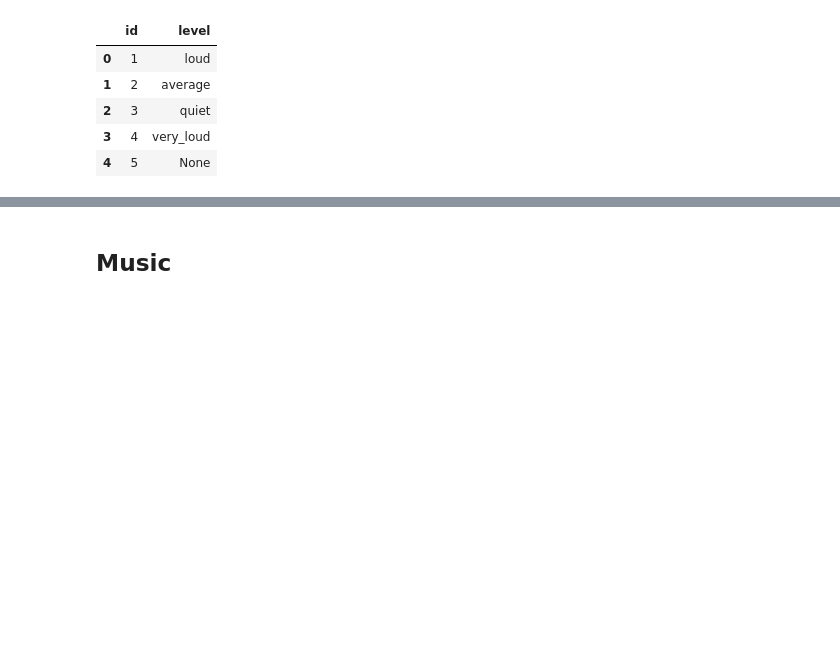
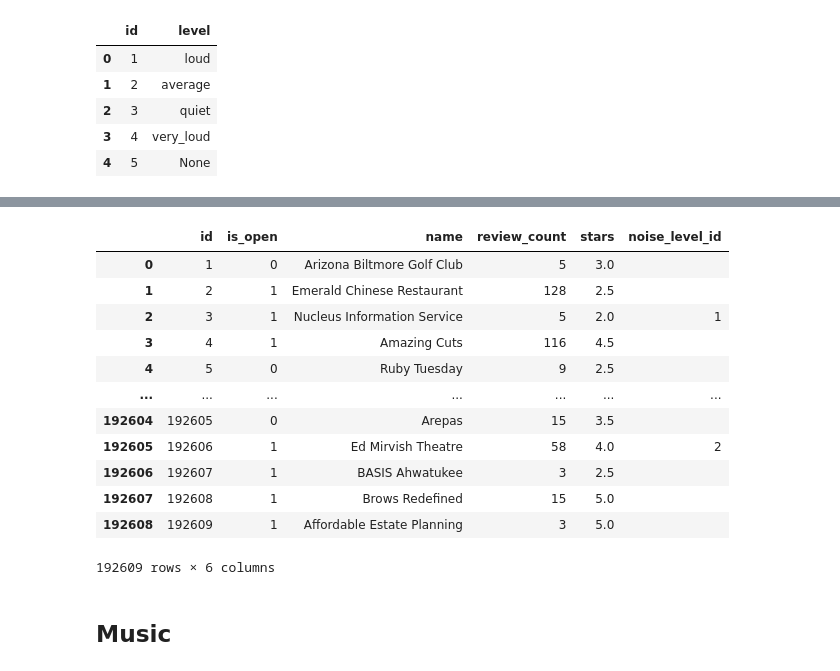
Before and after one commit to Ph0tonic/Intro2DataBase, a Jupyter notebook: parse_business.ipynb, the cells around one changed output, grey strips where cells are left out. Saved outputs shown, nothing was run; the diff lists cells and outputs as text; code cells hidden in the pictures; blank space fills up the shorter version.

```diff
--- a/parse_business.ipynb
+++ b/parse_business.ipynb
@@ -597,3 +555,26 @@ business_table
+# %%
+noise_level_dict = noise_level.set_index("level")["id"].to_dict()
+business_table["noise_level_id"] = noise_level_temp.map(lambda x: noise_level_dict[x])
+#uses that NaN != NaN
+business_table["noise_level_id"] = business_table["noise_level_id"].apply(lambda x: int(x) if x == x else "")
+#ugly but working for now
+business_table["noise_level_id"] = business_table["noise_level_id"].apply(lambda x: x if x != 5 else "")
+noise_level = noise_level.dropna()
+business_table
+# %% [output]
+|  | id | is_open | name | review_count | stars | noise_level_id |
+| 0 | 1 | 0 | Arizona Biltmore Golf Club | 5 | 3.0 |  |
+| 1 | 2 | 1 | Emerald Chinese Restaurant | 128 | 2.5 |  |
+| 2 | 3 | 1 | Nucleus Information Service | 5 | 2.0 | 1 |
+| 3 | 4 | 1 | Amazing Cuts | 116 | 4.5 |  |
+| 4 | 5 | 0 | Ruby Tuesday | 9 | 2.5 |  |
+| ... | ... | ... | ... | ... | ... | ... |
+| 192604 | 192605 | 0 | Arepas | 15 | 3.5 |  |
+| 192605 | 192606 | 1 | Ed Mirvish Theatre | 58 | 4.0 | 2 |
+| 192606 | 192607 | 1 | BASIS Ahwatukee | 3 | 2.5 |  |
+| 192607 | 192608 | 1 | Brows Redefined | 15 | 5.0 |  |
+| 192608 | 192609 | 1 | Affordable Estate Planning | 3 | 5.0 |  |
+192609 rows × 6 columns
 # %% [markdown]
 ## Music
 # %%
```
Also changed, not shown: parts of 13 cells of this notebook, 2 other files.
